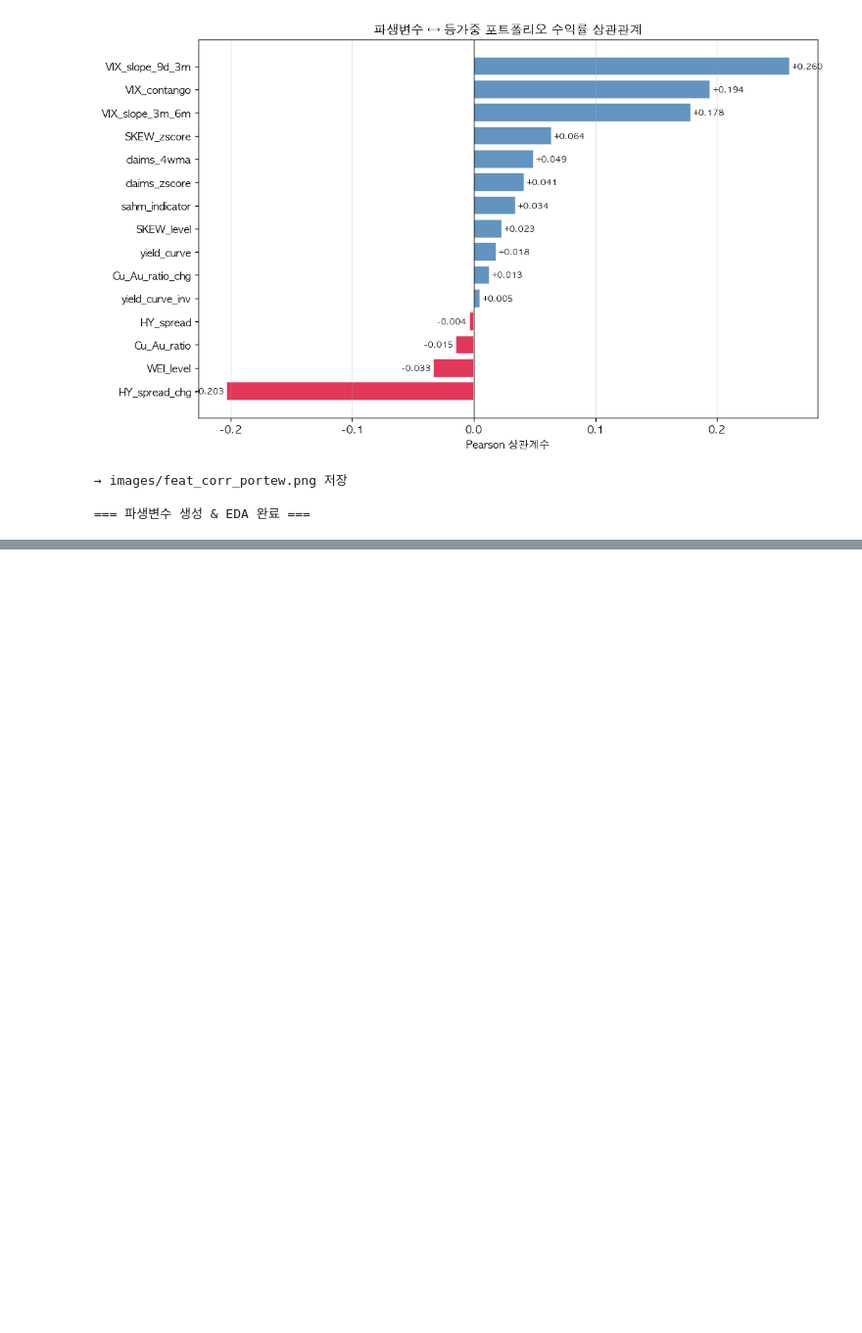
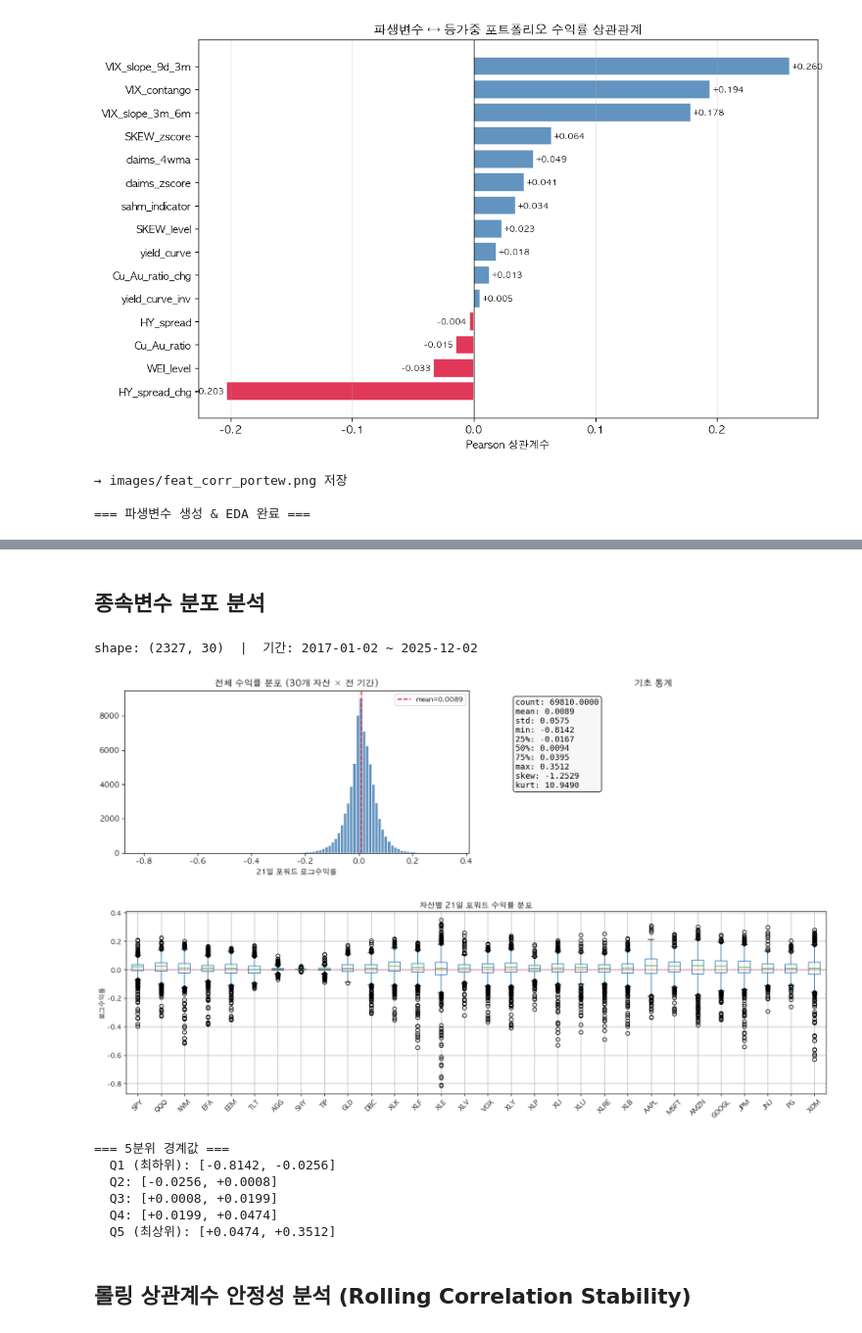
Before and after one commit to sybeom528/finance_project, a Jupyter notebook: 김하연/Step2_EDA copy.ipynb, the cells around one changed output, grey strips where cells are left out. Shown at 98% size. Saved outputs shown, nothing was run; the diff lists cells and outputs as text; code cells hidden in the pictures; blank space fills up the shorter version.

Commit message:
rolling

```diff
--- a/김하연/Step2_EDA copy.ipynb
+++ b/김하연/Step2_EDA copy.ipynb
@@ -1607,0 +1756,18 @@ print('\n=== 파생변수 생성 & EDA 완료 ===')
+# %%
+# ── VIF (다중공선성 검정) ─────────────────────────────────────
+from statsmodels.stats.outliers_influence import variance_inflation_factor
+
+# yield_curve_inv(이진 더미) 제외
+feat_vif = feat_clean.drop(columns=['yield_curve_inv']).dropna()
+
+vif_data = pd.DataFrame({
+    'variable': feat_vif.columns,
+    'VIF': [variance_inflation_factor(feat_vif.values, i)
+            for i in range(feat_vif.shape[1])]
+}).sort_values('VIF', ascending=False)
+
+vif_data['판정'] = vif_data['VIF'].apply(
+    lambda v: '🔴 제거 권고 (>10)' if v > 10
+    else ('🟡 주의 (5~10)' if v > 5 else '🟢 양호 (≤5)')
+)
+display(vif_data.round(2))
@@ -1607,0 +1933,62 @@ print('\n=== 파생변수 생성 & EDA 완료 ===')
+# %% [markdown]
+## 종속변수 분포 분석
+# %%
+# ── 종속변수: 포트폴리오 30개 자산 21일 포워드 로그수익률 ──────────
+target_fwd = np.log(port / port.shift(21)).shift(-21).dropna()
+target_fwd = target_fwd.loc['2017-01-01':'2025-12-31']  # feat_clean 기간 통일
+
+print(f'shape: {target_fwd.shape}  |  기간: {target_fwd.index[0].date()} ~ {target_fwd.index[-1].date()}')
+
+# 1. 전체 분포
+fig, axes = plt.subplots(1, 2, figsize=(14, 4))
+
+stacked = target_fwd.stack().dropna()
+axes[0].hist(stacked, bins=100, color='steelblue', edgecolor='white', alpha=0.85)
+axes[0].axvline(stacked.mean(), color='crimson', lw=1.5, ls='--', label=f'mean={stacked.mean():.4f}')
+axes[0].axvline(0, color='gray', lw=0.8, ls=':')
+axes[0].set_title('전체 수익률 분포 (30개 자산 × 전 기간)', fontweight='bold')
+axes[0].set_xlabel('21일 포워드 로그수익률')
+axes[0].legend(fontsize=9)
+
+# 기초 통계
+stats = stacked.describe()
+stats_text = '\n'.join([f'{k}: {v:.4f}' for k, v in stats.items()] +
+                        [f'skew: {stacked.skew():.4f}', f'kurt: {stacked.kurt():.4f}'])
+axes[1].axis('off')
+axes[1].text(0.1, 0.95, stats_text, transform=axes[1].transAxes,
+             fontsize=11, verticalalignment='top', fontfamily='monospace',
+             bbox=dict(boxstyle='round', facecolor='#f5f5f5', alpha=0.8))
+axes[1].set_title('기초 통계', fontweight='bold')
+
+plt.tight_layout()
+plt.savefig(IMG / 'target_dist.png', dpi=120, bbox_inches='tight')
+plt.show()
+
+# 2. 자산별 분포 비교 (boxplot)
+fig, ax = plt.subplots(figsize=(16, 5))
+target_fwd.boxplot(ax=ax, rot=45)
+ax.axhline(0, color='crimson', lw=0.8, ls='--')
+ax.set_title('자산별 21일 포워드 수익률 분포', fontweight='bold')
+ax.set_ylabel('로그수익률')
+plt.tight_layout()
+plt.savefig(IMG / 'target_boxplot.png', dpi=120, bbox_inches='tight')
+plt.show()
+
+# 3. 5분위 경계값
+bins = pd.qcut(stacked, q=5, retbins=True)[1]
+labels = ['Q1 (최하위)', 'Q2', 'Q3', 'Q4', 'Q5 (최상위)']
+print('\n=== 5분위 경계값 ===')
+for i, (lo, hi, lbl) in enumerate(zip(bins[:-1], bins[1:], labels)):
+    print(f'  {lbl}: [{lo:+.4f}, {hi:+.4f}]')
+# %% [output]
+shape: (2327, 30)  |  기간: 2017-01-02 ~ 2025-12-02
+[figure, added]
+[figure, added]
+=== 5분위 경계값 ===
+  Q1 (최하위): [-0.8142, -0.0256]
+  Q2: [-0.0256, +0.0008]
+  Q3: [+0.0008, +0.0199]
+  Q4: [+0.0199, +0.0474]
+  Q5 (최상위): [+0.0474, +0.3512]
+# %% [markdown]
+## 롤링 상관계수 안정성 분석 (Rolling Correlation Stability)
```
Also changed, not shown: parts of 30 cells of this notebook.
